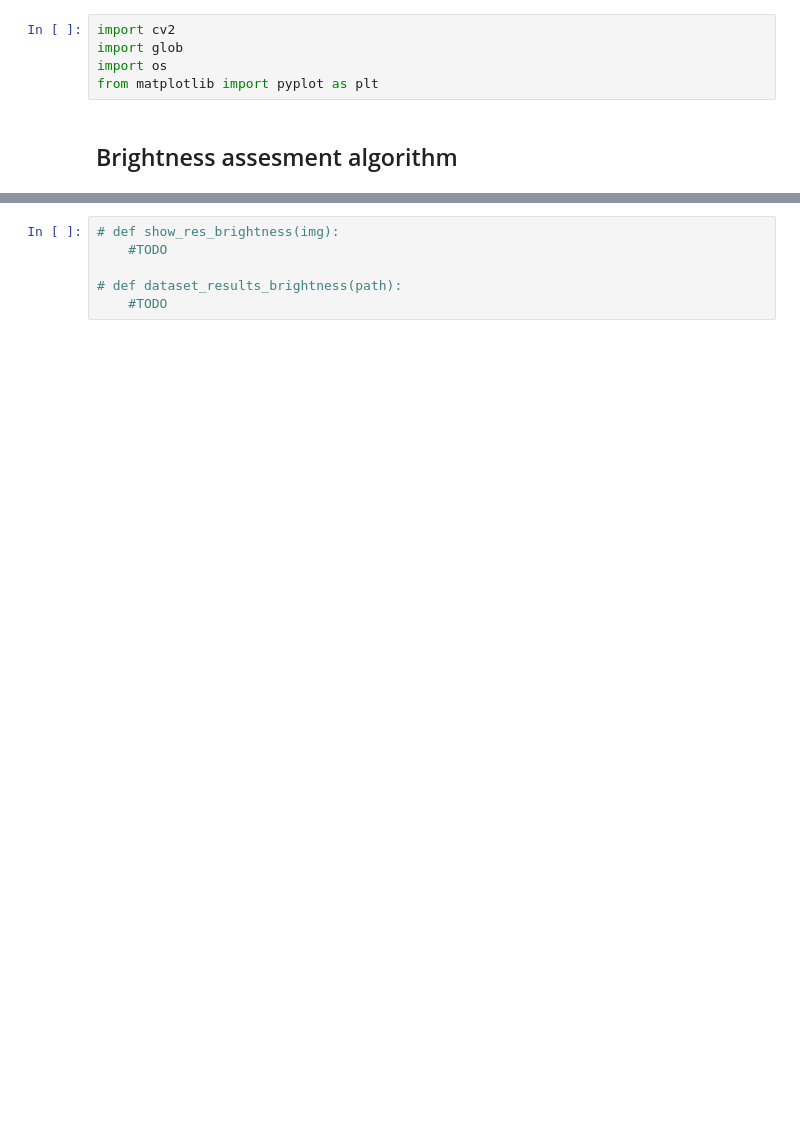
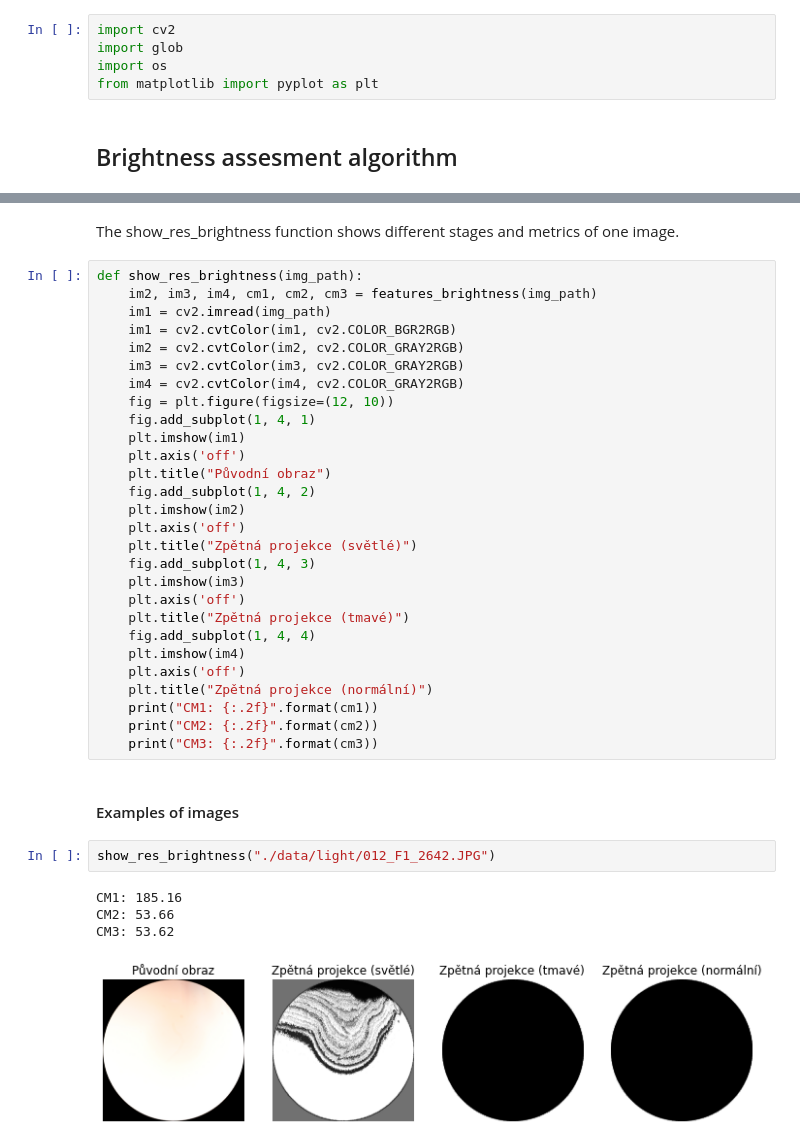
Before and after one commit to terezaburianova/VUT-BIO, a Jupyter notebook: brightness.ipynb, the cells around one changed output, grey strips where cells are left out. Cells and saved outputs as stored; diff of their text form; blank space fills up the shorter version.

Commit message:
Brightness with examples

```diff
--- a/brightness.ipynb
+++ b/brightness.ipynb
@@ -33,6 +50,39 @@ def features_brightness(img):
-# %%
-# def show_res_brightness(img):
-    #TODO
-
-# def dataset_results_brightness(path):
-    #TODO
+# %% [markdown]
+The show_res_brightness function shows different stages and metrics of one image.
+# %%
+def show_res_brightness(img_path):
+    im2, im3, im4, cm1, cm2, cm3 = features_brightness(img_path)
+    im1 = cv2.imread(img_path)
+    im1 = cv2.cvtColor(im1, cv2.COLOR_BGR2RGB)
+    im2 = cv2.cvtColor(im2, cv2.COLOR_GRAY2RGB)
+    im3 = cv2.cvtColor(im3, cv2.COLOR_GRAY2RGB)
+    im4 = cv2.cvtColor(im4, cv2.COLOR_GRAY2RGB)
+    fig = plt.figure(figsize=(12, 10))
+    fig.add_subplot(1, 4, 1)
+    plt.imshow(im1)
+    plt.axis('off')
+    plt.title("Původní obraz")
+    fig.add_subplot(1, 4, 2)
+    plt.imshow(im2)
+    plt.axis('off')
+    plt.title("Zpětná projekce (světlé)")
+    fig.add_subplot(1, 4, 3)
+    plt.imshow(im3)
+    plt.axis('off')
+    plt.title("Zpětná projekce (tmavé)")
+    fig.add_subplot(1, 4, 4)
+    plt.imshow(im4)
+    plt.axis('off')
+    plt.title("Zpětná projekce (normální)")
+    print("CM1: {:.2f}".format(cm1))
+    print("CM2: {:.2f}".format(cm2))
+    print("CM3: {:.2f}".format(cm3))
+# %% [markdown]
+#### Examples of images
+# %%
+show_res_brightness("./data/light/012_F1_2642.JPG")
+# %% [output]
+CM1: 185.16
+CM2: 53.66
+CM3: 53.62
+[figure, added]
```
Also changed, not shown: parts of 6 cells of this notebook.
